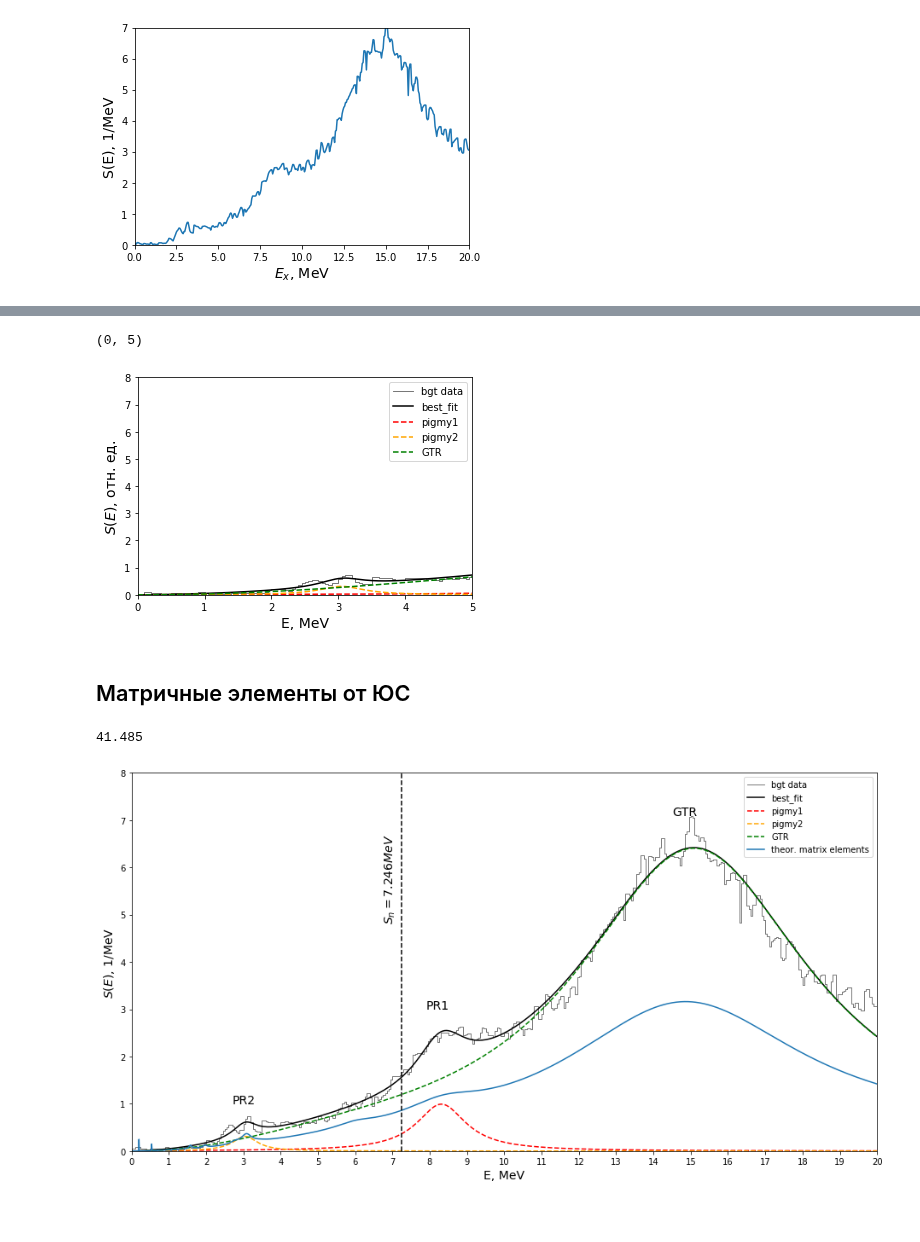
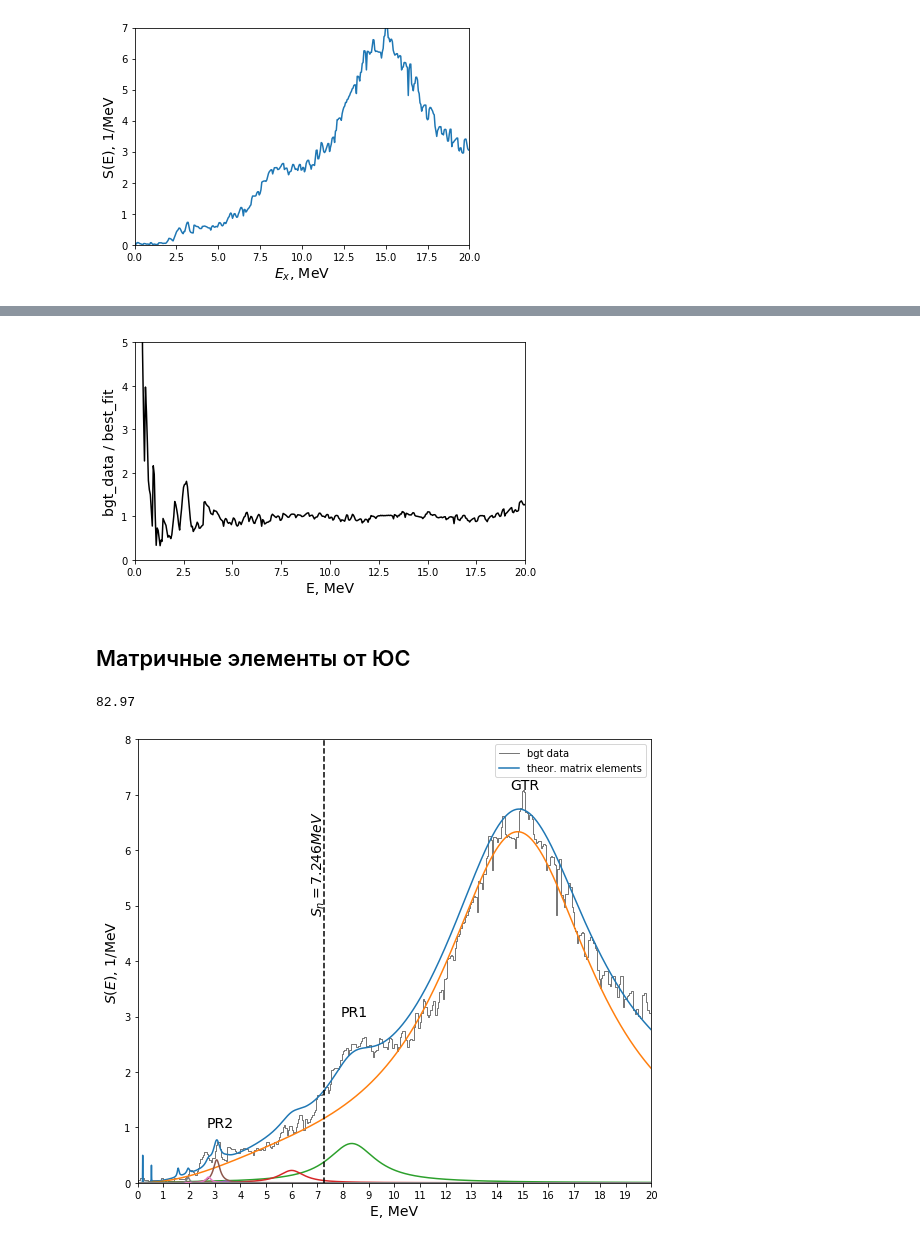
Before and after one commit to Almaz93/neutrino, a Jupyter notebook: double_beta_decay/Almaz's work/calculation/decomposition-Xe127.ipynb, the cells around one changed output, grey strips where cells are left out. Saved outputs shown, nothing was run; the diff lists cells and outputs as text; code cells hidden in the pictures; blank space fills up the shorter version.

```diff
--- a/double_beta_decay/Almaz's work/calculation/decomposition-Xe127.ipynb
+++ b/double_beta_decay/Almaz's work/calculation/decomposition-Xe127.ipynb
@@ -26,11 +36,23 @@ def gauss(x, mu, sigma, k):
 def line(x, a, b):
     return a*x+b
 
-def breit_vigner2(x, M, w = 11.3, alpha = 0.018):
-    G = alpha * (w ** 2) + 1
+def breit_vigner2_1(x, M, w, alpha):
+    G = alpha * (w ** 2)
     #G = alpha * (w ** 2)
     y = M * (G**1) * (1-np.exp(-(x/G)**2) ) / ((x - w)**2 + (G**2)/1)
     return np.round(y, decimals=5) #округляем чтобы убрать неустойчивость расчета изза хвостов
+def breit_vigner2_2(x, M, w, alpha, beta):
+    G = alpha*(w**2) + beta*(w**3)
+    #G = alpha * (w ** 2)
+    y = M * (G**1) * (1-np.exp(-(x/G)**2) ) / ((x - w)**2 + (G**2)/1)
+    return np.round(y, decimals=5) #округляем чтобы убрать неустойчивость расчета изза хвостов
+def breit_vigner2_3(x, M, w, alpha, beta):
+    G = alpha*(w**2) - beta*(w**3)
+    #G = alpha * (w ** 2)
+    y = M * (G**1) * (1-np.exp(-(x/G)**2) ) / ((x - w)**2 + (G**2)/1)
+    return np.round(y, decimals=5) #округляем чтобы убрать неустойчивость расчета изза хвостов
+
+
 
 def breit_vigner3(x, M, w,  G1):
     G = G1
@@ -378,34 +850,36 @@ plt.savefig('Xe127_decomposition_BGT_2.png', format='png', dpi=500)
 # %%
-total_mod_comps = total_mod_result.eval_components()
-
-#plt.figure(figsize=(13,7))
+plt.figure(figsize=(7,4))
 #plt.plot(data['x'].values, data['y'].values)
-plt.step(x_values, y_bgt_new, 'dimgrey', linewidth=0.9, label='bgt data')
-plt.plot(x_values, total_mod_result.best_fit, 'k', ls='-', label='best_fit')
-plt.plot(x_values, total_mod_comps['pigmy1_'], 'red', ls='--', label='pigmy1',)
-plt.plot(x_values, total_mod_comps['pigmy2_'], 'orange', ls='--', label='pigmy2')
-plt.plot(x_values, total_mod_comps['GTR_'], 'g--', label='GTR')
-plt.legend()
-
+a = y_bgt_new / total_mod2_1_result.best_fit
+#plt.step(x_values, y_bgt_new, 'dimgrey', linewidth=0.9, label='bgt data')
+plt.plot(x_values, a, 'k', ls='-',)
+#plt.plot(x_values, total_mod2_3_comps['pigmy1_'], 'red', ls='--', label='pigmy1',)
+#plt.plot(x_values, total_mod2_3_comps['pigmy2_'], 'orange', ls='--', label='pigmy2')
+#plt.plot(x_values, total_mod2_3_comps['GTR_'], 'g--', label='GTR')
+#plt.legend(fontsize=14, loc='upper left')
 
 plt.xlabel('E, MeV',fontsize=14)
-#plt.ylabel('S(E), 1/MeV')
-plt.ylabel('$S(E)$, отн. ед.', rotation=90, fontsize=14)
-plt.ylim(0,8)
-plt.xlim(0,5)
-#plt.show()
+plt.ylabel('bgt_data / best_fit', fontsize=14)
+#plt.ylabel('$S(E)$, 1/MeV', rotation=90, fontsize=14)
+plt.ylim(0,5)
+plt.xlim(0,20)
+
+#plt.title(title1+'\n'+title2+'(fixed) '+title3, fontsize=16)
+#plt.xticks(np.arange(0,2.2,0.2))
+#plt.tight_layout()
+#plt.savefig('Xe127_decomposition_BGT_2.png', format='png', dpi=500)
+plt.show()
 # %% [output]
-(0, 5)
-[figure, old version]
+[figure, new version]
 # %% [markdown]
 ## Матричные элементы от ЮС
 # %%
 En = np.array([0.2, 0.54, 1.58, 1.97, 2.76, 3.08, 3.45, 6.0, 8.34, 14.8, 20.59, 20.94, \
                21.09, 21.22, 29.70])
 
-Mn = np.array([0.0025, 0.0025, 0.01, 0.01, 0.02, 0.10, 0.01, 0.2, 1.2, 30.8, 0.5, 0.8, \
+Mn = 2*np.array([0.0025, 0.0025, 0.01, 0.01, 0.02, 0.10, 0.01, 0.2, 1.2, 30.8, 0.5, 0.8, \
                0.5, 1.03, 6.3])
 
 np.sum(Mn)
 # %% [output]
-41.485
+82.97
@@ -431,14 +910,21 @@ summ = np.sum(plots, axis=0)
 # %%
 total_mod_comps = total_mod_result.eval_components()
 
-plt.figure(figsize=(13,7))
+plt.figure(figsize=(8,7))
 #plt.plot(data['x'].values, data['y'].values)
 plt.step(x_values, y_bgt_new, 'dimgrey', linewidth=0.9, label='bgt data')
-plt.plot(x_values, total_mod_result.best_fit, 'k', ls='-', label='best_fit')
-plt.plot(x_values, total_mod_comps['pigmy1_'], 'red', ls='--', label='pigmy1',)
-plt.plot(x_values, total_mod_comps['pigmy2_'], 'orange', ls='--', label='pigmy2')
-plt.plot(x_values, total_mod_comps['GTR_'], 'g--', label='GTR')
+#plt.plot(x_values, total_mod_result.best_fit, 'k', ls='-', label='best_fit')
+#plt.plot(x_values, total_mod_comps['pigmy1_'], 'red', ls='--', label='pigmy1',)
+#plt.plot(x_values, total_mod_comps['pigmy2_'], 'orange', ls='--', label='pigmy2')
+#plt.plot(x_values, total_mod_comps['GTR_'], 'g--', label='GTR')
 plt.plot(Ex, summ, label='theor. matrix elements')
+plt.plot(Ex, plots[9])
+plt.plot(Ex, plots[8])
+plt.plot(Ex, plots[7])
+plt.plot(Ex, plots[6])
+plt.plot(Ex, plots[5])
+plt.plot(Ex, plots[4])
+plt.plot(Ex, plots[3])
 plt.legend()
 plt.axvline(S_n, c='black', ls='--',)
 plt.text(S_n-0.5, 6.5, '$S_{n}=7.246 MeV$', rotation=90, fontsize=14)
@@ -455,6 +941,6 @@ plt.xlim(0,20)
 plt.xticks(np.arange(0,21,1))
 #plt.show()
 plt.tight_layout()
-plt.savefig('Xe127_decomposition_BGT.png', format='png', dpi=500)
+#plt.savefig('Xe127_decomposition_BGT.png', format='png', dpi=500)
 # %% [output]
-[figure, old version]
+[figure, new version]
```
Also changed, not shown: parts of 40 cells of this notebook, 39 other files.
